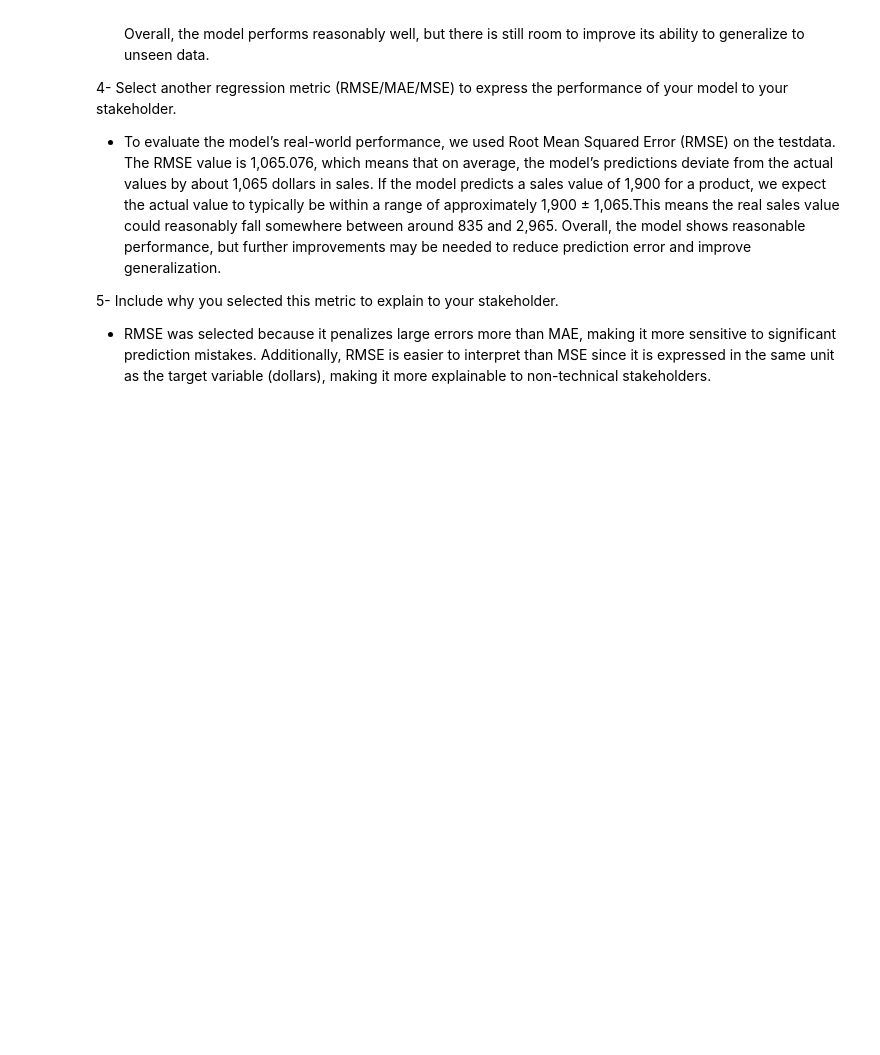
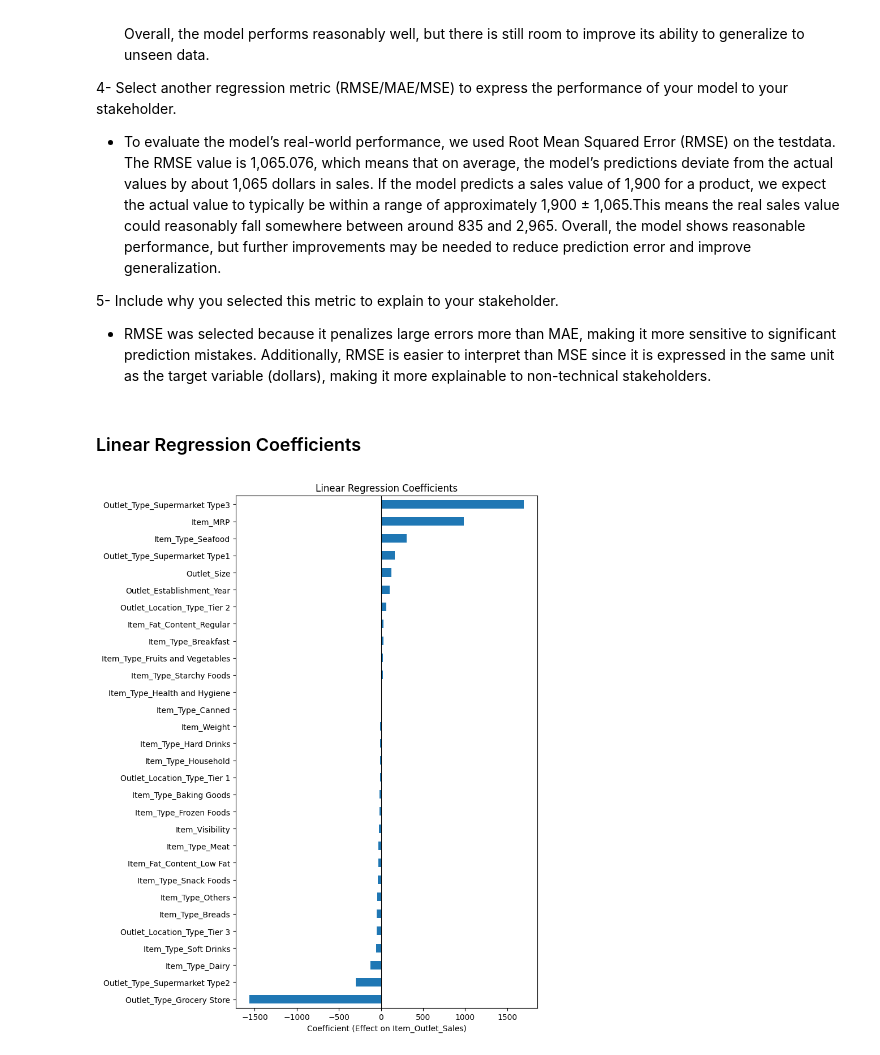
Before and after one commit to laramutair/Prediction-of-Product-Sales, a Jupyter notebook: Prediction_of_Product_Sales.ipynb, the cells around one changed output. Saved outputs shown, nothing was run; the diff lists cells and outputs as text; code cells hidden in the pictures; blank space fills up the shorter version.

```diff
--- a/Prediction_of_Product_Sales.ipynb
+++ b/Prediction_of_Product_Sales.ipynb
@@ -739,3 +744,17 @@ Compare your tuned model to your default Random Forest: did the performance impr
 
 5- Include why you selected this metric to explain to your stakeholder.
    - RMSE was selected because it penalizes large errors more than MAE, making it more sensitive to significant prediction mistakes. Additionally, RMSE is easier to interpret than MSE since it is expressed in the same unit as the target variable (dollars), making it more explainable to non-technical stakeholders.
+# %% [markdown]
+### Linear Regression Coefficients
+# %%
+coefs = pd.Series(lin_reg.coef_, index=X_train_processed.columns)
+coefs = coefs.sort_values()
+# %%
+fig, ax = plt.subplots(figsize=(8, 10))
+coefs.plot(kind='barh', ax=ax)
+ax.set_title('Linear Regression Coefficients')
+ax.set_xlabel('Coefficient (Effect on Item_Outlet_Sales)')
+ax.axvline(0, color='black', linewidth=0.8)
+fig.tight_layout()
+# %% [output]
+[figure, added]
```
Also changed, not shown: parts of 10 cells of this notebook.
